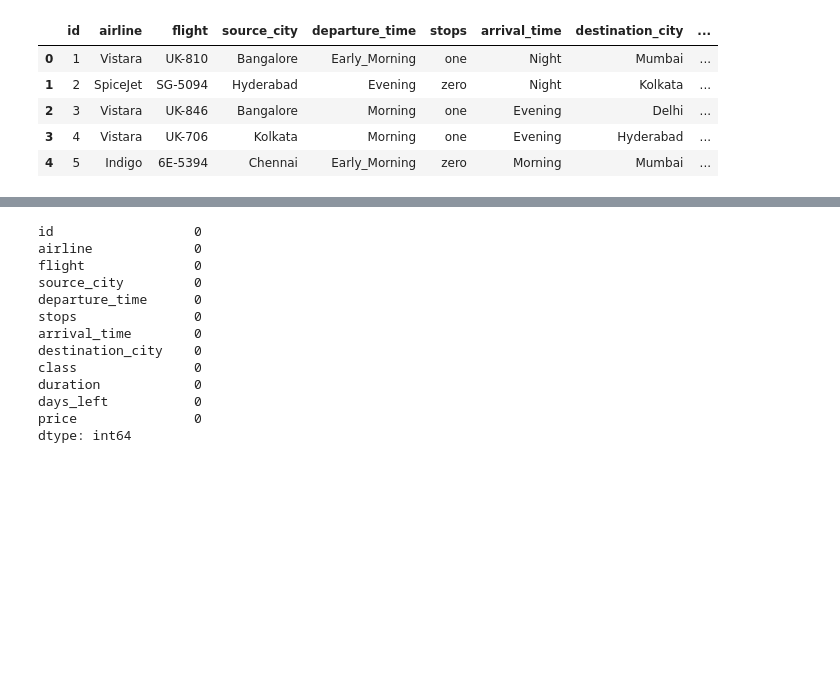
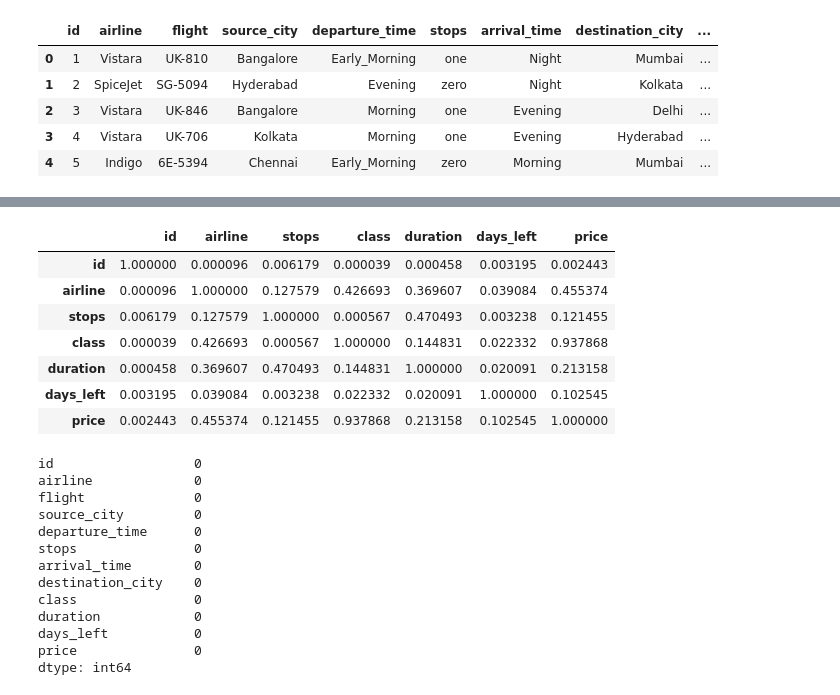
Before and after one commit to Raxmatillo/mohirdev, a Jupyter notebook: aviachiptabashorat.ipynb, the cells around one changed output, grey strips where cells are left out. Saved outputs shown, nothing was run; the diff lists cells and outputs as text; code cells hidden in the pictures; blank space fills up the shorter version.

```diff
--- a/aviachiptabashorat.ipynb
+++ b/aviachiptabashorat.ipynb
@@ -40,3 +101,16 @@ train.head()
+# %%
+train.select_dtypes(include=(int, float)).corr().abs()
+# train.hist(bins=50, figsize=(12,8))
+# sns.countplot(train)
+# %% [output]
+|  | id | airline | stops | class | duration | days_left | price |
+| id | 1.000000 | 0.000096 | 0.006179 | 0.000039 | 0.000458 | 0.003195 | 0.002443 |
+| airline | 0.000096 | 1.000000 | 0.127579 | 0.426693 | 0.369607 | 0.039084 | 0.455374 |
+| stops | 0.006179 | 0.127579 | 1.000000 | 0.000567 | 0.470493 | 0.003238 | 0.121455 |
+| class | 0.000039 | 0.426693 | 0.000567 | 1.000000 | 0.144831 | 0.022332 | 0.937868 |
+| duration | 0.000458 | 0.369607 | 0.470493 | 0.144831 | 1.000000 | 0.020091 | 0.213158 |
+| days_left | 0.003195 | 0.039084 | 0.003238 | 0.022332 | 0.020091 | 1.000000 | 0.102545 |
+| price | 0.002443 | 0.455374 | 0.121455 | 0.937868 | 0.213158 | 0.102545 | 1.000000 |
 # %%
 train.isnull().sum()
 # %% [output]
```
Also changed, not shown: parts of 16 cells of this notebook.
